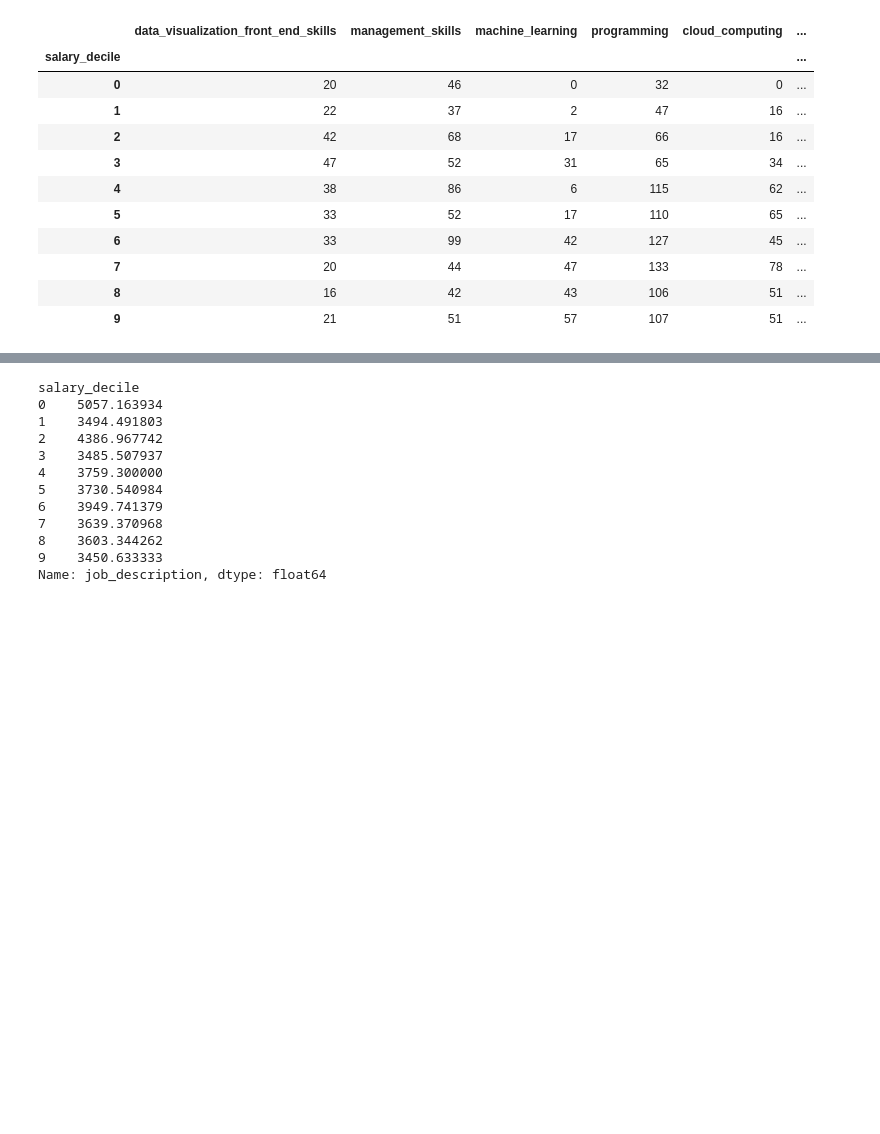
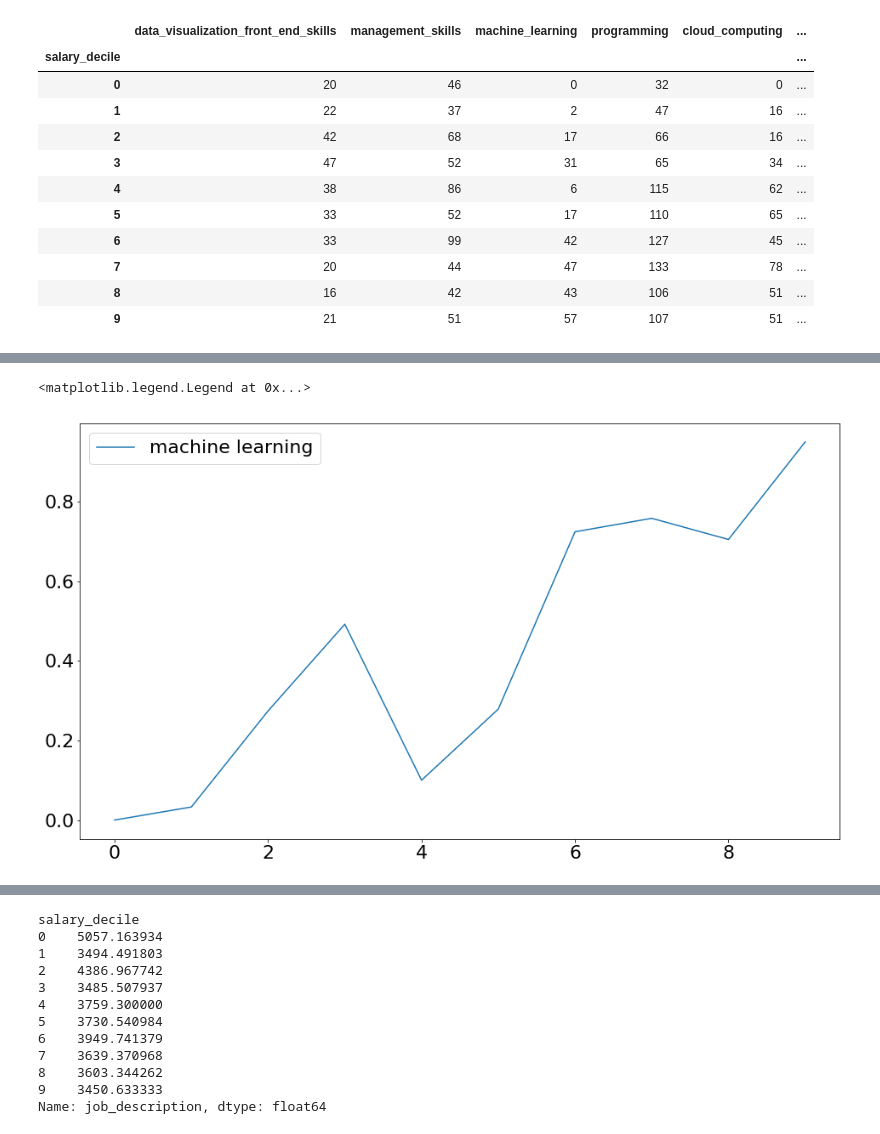
Before and after one commit to michaelfpalmer/level-up, a Jupyter notebook: src/Investigate DS only jobs.ipynb, the cells around one changed output, grey strips where cells are left out. Saved outputs shown, nothing was run; the diff lists cells and outputs as text; code cells hidden in the pictures; blank space fills up the shorter version.

Commit message:
added charts for deciles created cleaner table view for common job titles and salaries

```diff
--- a/src/Investigate DS only jobs.ipynb
+++ b/src/Investigate DS only jobs.ipynb
@@ -719,3 +727,12 @@ machine_learning
+# %%
+y=dfclean.groupby('salary_decile').mean()['machine_learning']
+fig, ax = plt.subplots(figsize=(16,9))
+ax.plot(x,y)
+ax.legend(['machine learning'])
+#label = 'machine learning'
+# %% [output]
+<matplotlib.legend.Legend at 0x...>
+[figure, added]
 # %%
 #x=dfclean.groupby('salary_decile').mean().index
 #y=
```
Also changed, not shown: parts of 31 cells of this notebook.
